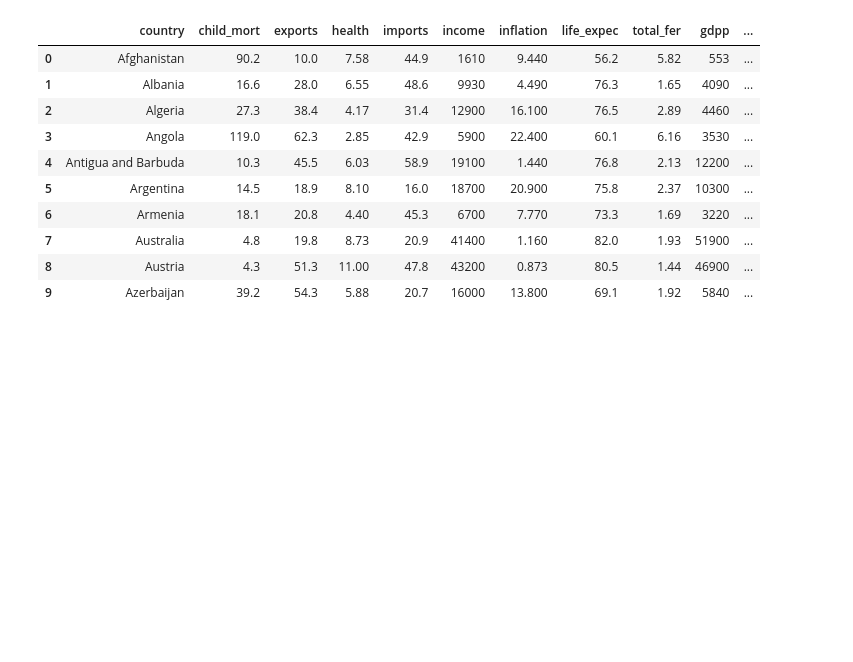
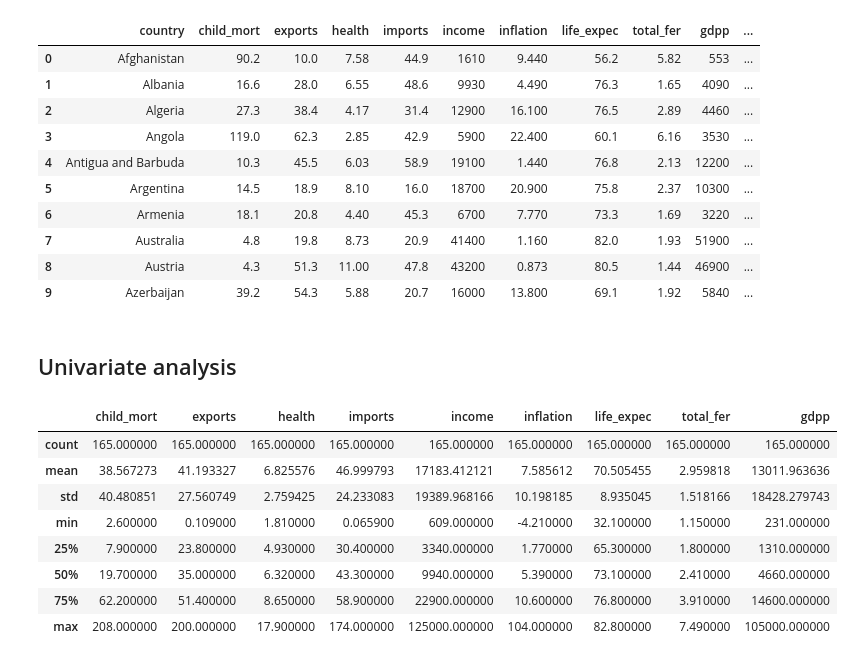
Before and after one commit to Reifhel/ml_models_practice, a Jupyter notebook: 09. PCA/Dimensionality reduction PCA/pca_countrys.ipynb, the cells around one changed output. Drawn from its saved outputs; the diff is of its cells as text; code cells hidden in the pictures; blank space fills up the shorter version.

```diff
--- a/09. PCA/Dimensionality reduction PCA/pca_countrys.ipynb
+++ b/09. PCA/Dimensionality reduction PCA/pca_countrys.ipynb
@@ -54,3 +54,17 @@ df_countries.head(10)
 | 7 | Australia | 4.8 | 19.8 | 8.73 | 20.9 | 41400 | 1.160 | 82.0 | 1.93 | 51900 | ... |
 | 8 | Austria | 4.3 | 51.3 | 11.00 | 47.8 | 43200 | 0.873 | 80.5 | 1.44 | 46900 | ... |
 | 9 | Azerbaijan | 39.2 | 54.3 | 5.88 | 20.7 | 16000 | 13.800 | 69.1 | 1.92 | 5840 | ... |
+# %% [markdown]
+## Univariate analysis
+# %%
+df_countries.describe()
+# %% [output]
+|  | child_mort | exports | health | imports | income | inflation | life_expec | total_fer | gdpp |
+| count | 165.000000 | 165.000000 | 165.000000 | 165.000000 | 165.000000 | 165.000000 | 165.000000 | 165.000000 | 165.000000 |
+| mean | 38.567273 | 41.193327 | 6.825576 | 46.999793 | 17183.412121 | 7.585612 | 70.505455 | 2.959818 | 13011.963636 |
+| std | 40.480851 | 27.560749 | 2.759425 | 24.233083 | 19389.968166 | 10.198185 | 8.935045 | 1.518166 | 18428.279743 |
+| min | 2.600000 | 0.109000 | 1.810000 | 0.065900 | 609.000000 | -4.210000 | 32.100000 | 1.150000 | 231.000000 |
+| 25% | 7.900000 | 23.800000 | 4.930000 | 30.400000 | 3340.000000 | 1.770000 | 65.300000 | 1.800000 | 1310.000000 |
+| 50% | 19.700000 | 35.000000 | 6.320000 | 43.300000 | 9940.000000 | 5.390000 | 73.100000 | 2.410000 | 4660.000000 |
+| 75% | 62.200000 | 51.400000 | 8.650000 | 58.900000 | 22900.000000 | 10.600000 | 76.800000 | 3.910000 | 14600.000000 |
+| max | 208.000000 | 200.000000 | 17.900000 | 174.000000 | 125000.000000 | 104.000000 | 82.800000 | 7.490000 | 105000.000000 |
```
Also changed, not shown: parts of 27 cells of this notebook.
